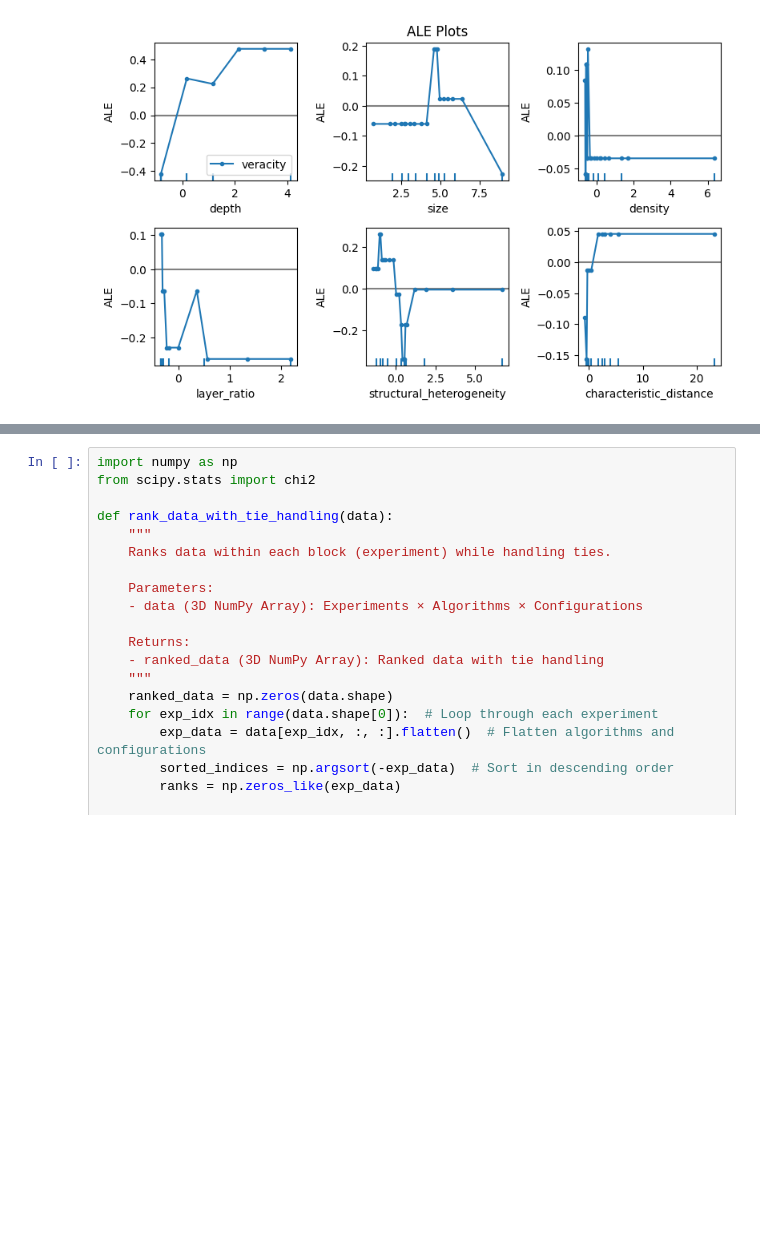
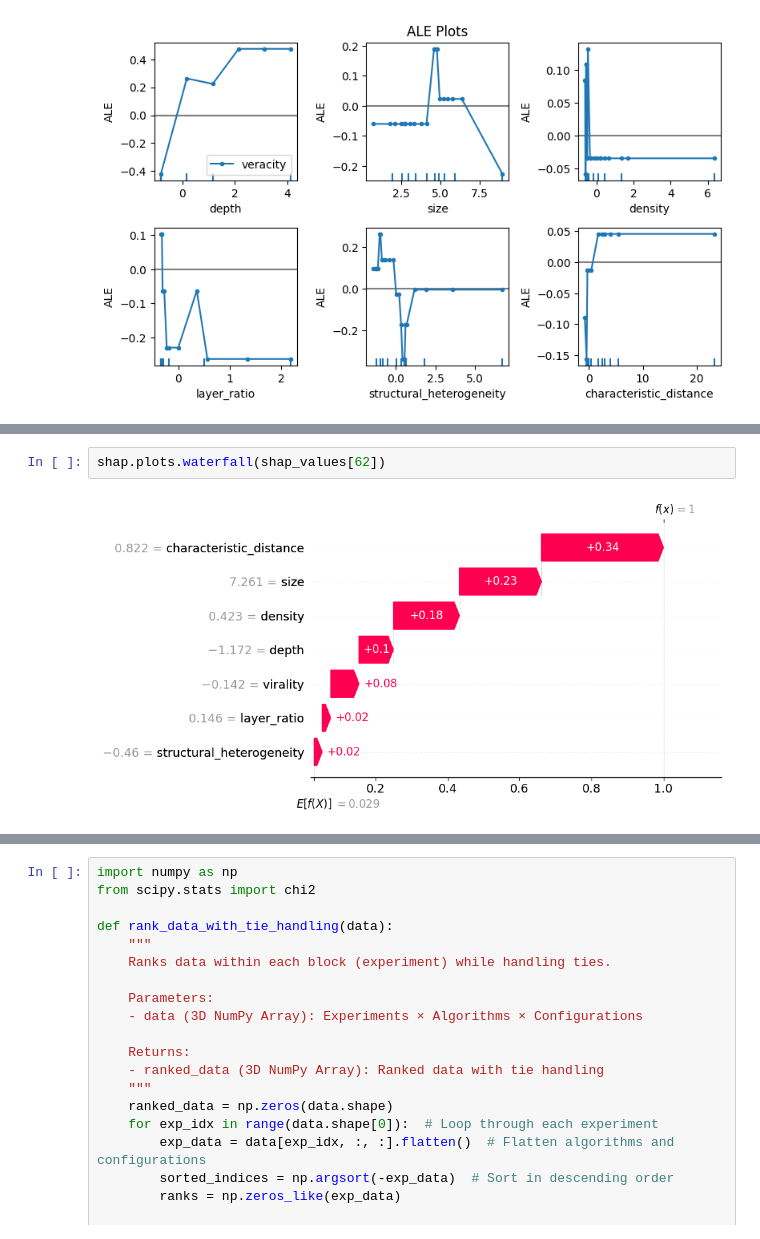
Before and after one commit to istiyaksiddiquee/thesis-work, a Jupyter notebook: RQ2/analysis/analysis.ipynb, the cells around one changed output, grey strips where cells are left out. Saved outputs shown, nothing was run; the diff lists cells and outputs as text; blank space fills up the shorter version.

```diff
--- a/RQ2/analysis/analysis.ipynb
+++ b/RQ2/analysis/analysis.ipynb
@@ -654,3 +672,7 @@ WARNING:tensorflow:From C:\Users\siddiquee\AppData\Roaming\Python\Python312\site
+# %%
+shap.plots.waterfall(shap_values[62])
+# %% [output]
+[figure, added]
 # %%
 import matplotlib.pyplot as plt
 
```
Also changed, not shown: parts of 12 cells of this notebook, 10 other files.
